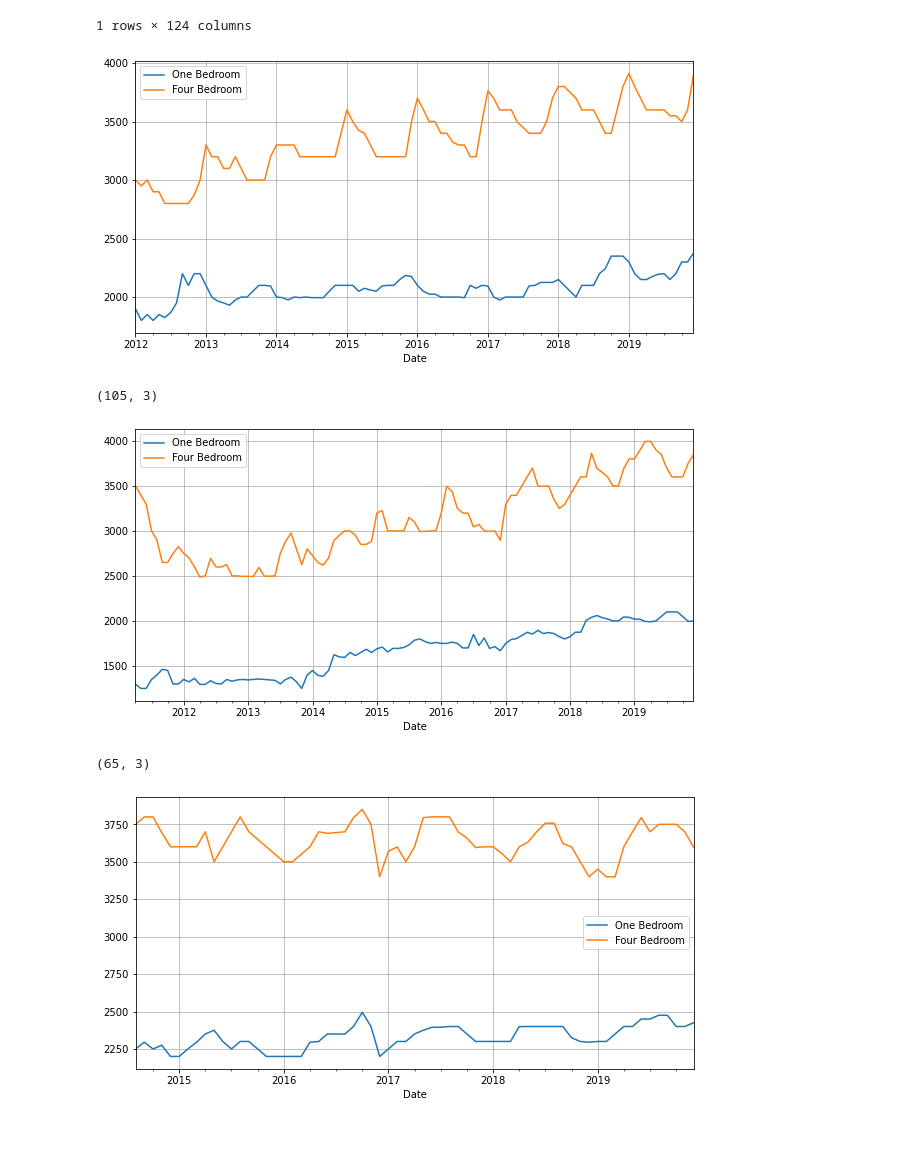
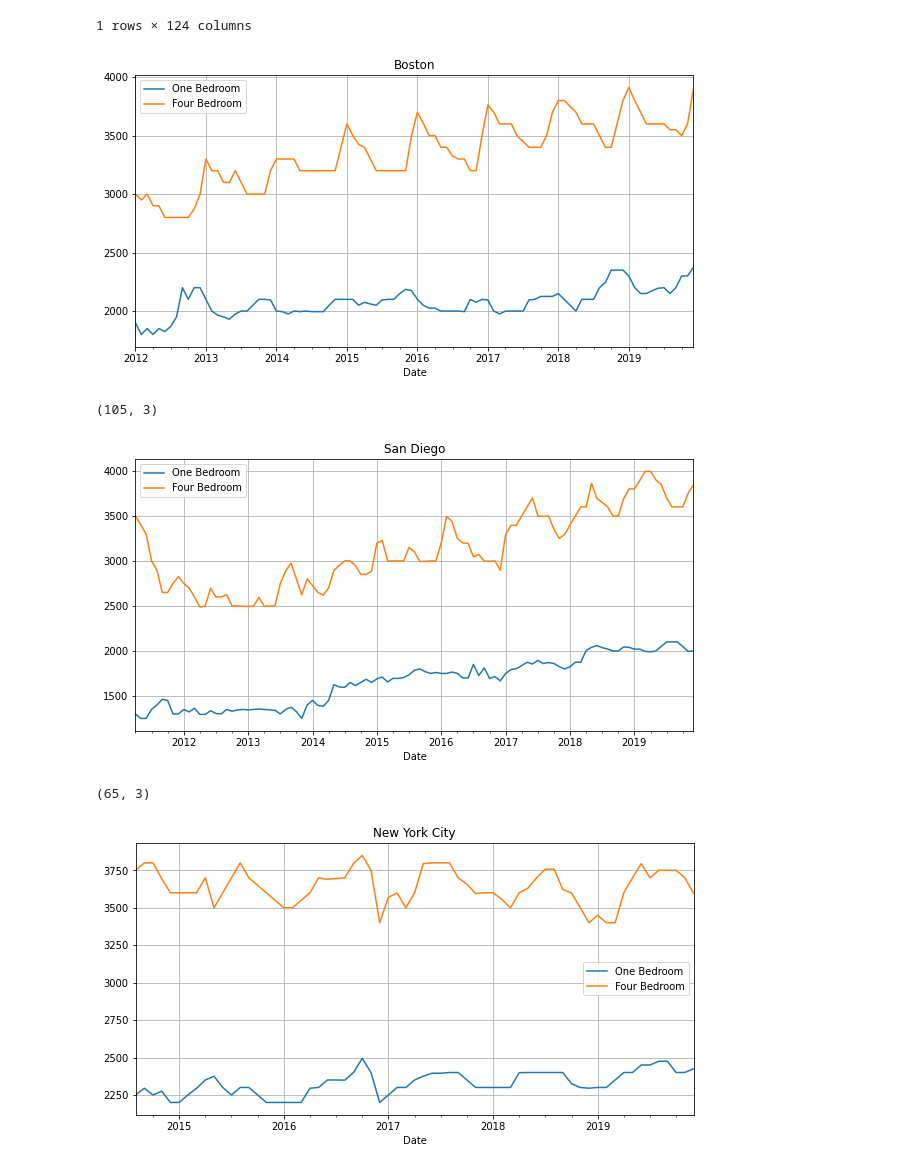
Before and after one commit to TabithaMaud/rental-analysis-final-project, a Jupyter notebook: report.ipynb, the cells around one changed output. Saved outputs shown, nothing was run; the diff lists cells and outputs as text; code cells hidden in the pictures; blank space fills up the shorter version.

```diff
--- a/report.ipynb
+++ b/report.ipynb
@@ -88,8 +77,9 @@ rentals.head(1)
 # %%
 def get_city_data(city_name):
     city_data = rentals [rentals['RegionName'] == city_name]
-    city_data = city_data.drop(city_data.columns[[0, 1, 2, 3, 4, 5]], axis=1)
+    city_data = city_data.drop(city_data.columns[[0, 1, 2, 3, 4]], axis=1)
 
+    # Produces 2x119 dataset. 1 bedroom and 4 bedrooms (rows) dates (columns). Rents held in dataset
     dates = []
     rental_prices1 = []
     rental_prices2 = []
@@ -100,48 +90,40 @@ def get_city_data(city_name):
     city_df = pd.DataFrame(dates, columns = ['Date'])
 
     # ONE BEDROOM PRICES
     for price in city_data.iloc[0]:
         rental_prices1.append(price)
 
     # FOUR BEDROOM PRICES
     for price in city_data.iloc[1]:
         rental_prices2.append(price)
 
     city_df['One Bedroom'] = rental_prices1
     city_df['Four Bedroom'] = rental_prices2
 
-    # DROP BEDROOM VAL
-#     city_df.drop(city_df.tail(1).index, inplace=True)
-
-    #################
-
     # CLEAN DATA
     city_df = city_df.dropna()
-
-
-    ##################
 
     # CONVERT DATES TO DATETIME
     city_df.Date = city_df.Date.apply(pd.to_datetime, errors='coerce')
 
-
-    ###################
     return city_df
 
-    ##########
+
 
 boston = get_city_data('Boston')
 
 ##################
 # Plot Function
 
 
-def get_city_line(data_frame):
-    data_frame.plot(kind='line', x="Date", y=["One Bedroom", "Four Bedroom"], figsize=(10,5), grid=True)
+def get_city_line(data_frame, title):
+    data_frame.plot(kind='line', x="Date", y=["One Bedroom", "Four Bedroom"], title=title, figsize=(10,5), grid=True)
 
-get_city_line(boston)
+
+
+get_city_line(boston, 'Boston')
 # %% [output]
-[figure, old version]
+[figure, new version]
 # %%
 ### THOUGHTS:
 
@@ -156,16 +138,16 @@ san_diego.shape
 # %% [output]
 (105, 3)
 # %%
-get_city_line(san_diego)
+get_city_line(san_diego, 'San Diego')
 # %% [output]
-[figure, old version]
+[figure, new version]
 # %%
 new_york = get_city_data('New York')
 new_york.shape
 # %% [output]
 (65, 3)
 # %%
-get_city_line(new_york)
+get_city_line(new_york, 'New York City')
 # %% [output]
-[figure, old version]
+[figure, new version]
 # %%
```
Also changed, not shown: parts of 8 cells of this notebook.
